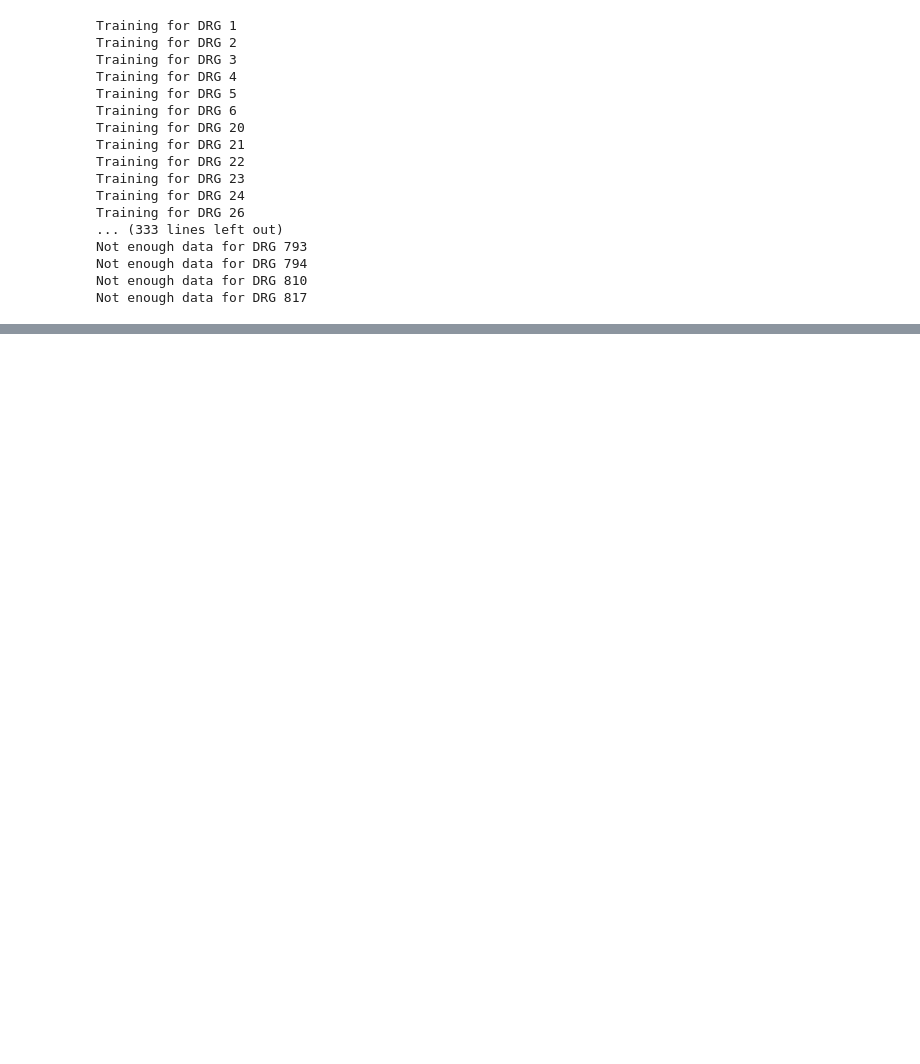
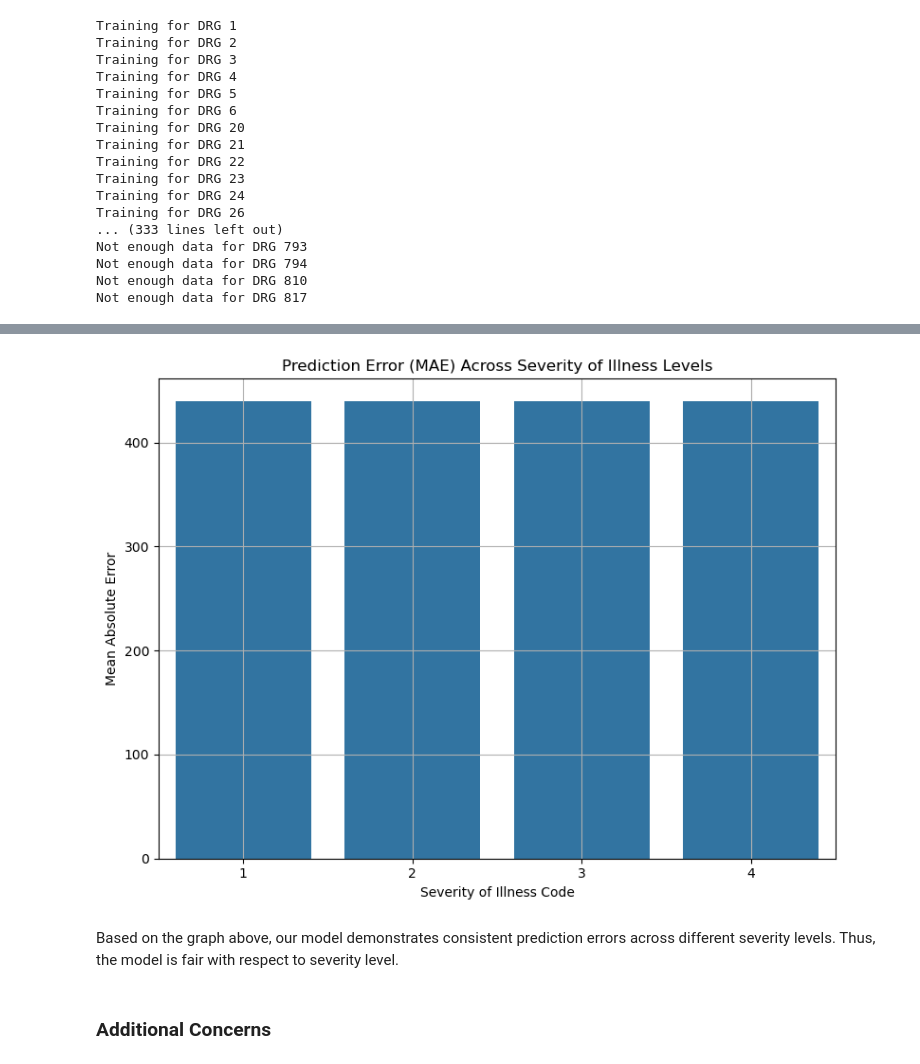
Before and after one commit to Marc0Guo/Datathon2025, a Jupyter notebook: q2_rf.ipynb, the cells around one changed output, grey strips where cells are left out. Cells and saved outputs as stored; diff of their text form; code cells hidden in the pictures; blank space fills up the shorter version.

```diff
--- a/q2_rf.ipynb
+++ b/q2_rf.ipynb
@@ -153,0 +238,28 @@ results_df.head()
+# %%
+severity_info = df[['APR DRG Code', 'APR Severity of Illness Code']].drop_duplicates()
+
+results_with_severity = results_df.merge(
+    severity_info,
+    left_on='DRG',
+    right_on='APR DRG Code',
+    how='left'
+)
+
+severity_errors = results_with_severity.groupby('APR Severity of Illness Code').apply(
+    lambda x: mean_absolute_error(x['Actual'], x['Predicted'])
+).reset_index(name='MAE')
+
+plt.figure(figsize=(8,6))
+sns.barplot(x='APR Severity of Illness Code', y='MAE', data=severity_errors)
+plt.title('Prediction Error (MAE) Across Severity of Illness Levels')
+plt.xlabel('Severity of Illness Code')
+plt.ylabel('Mean Absolute Error')
+plt.grid(True)
+plt.tight_layout()
+plt.show()
+# %% [output]
+[figure, added]
+# %% [markdown]
+Based on the graph above, our model demonstrates consistent prediction errors across different severity levels. Thus, the model is fair with respect to severity level.
+# %% [markdown]
+### Additional Concerns
```
Also changed, not shown: parts of 15 cells of this notebook.
